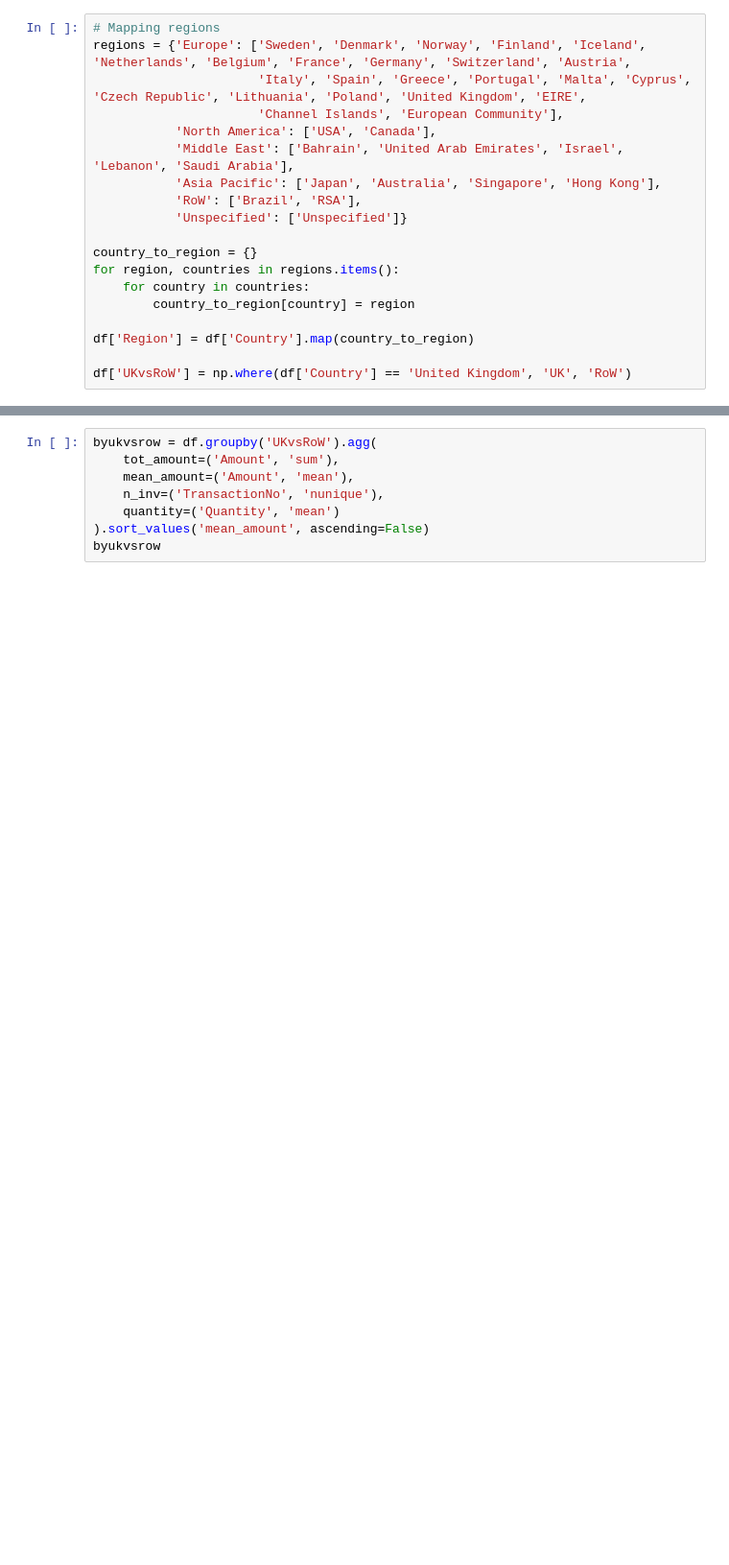
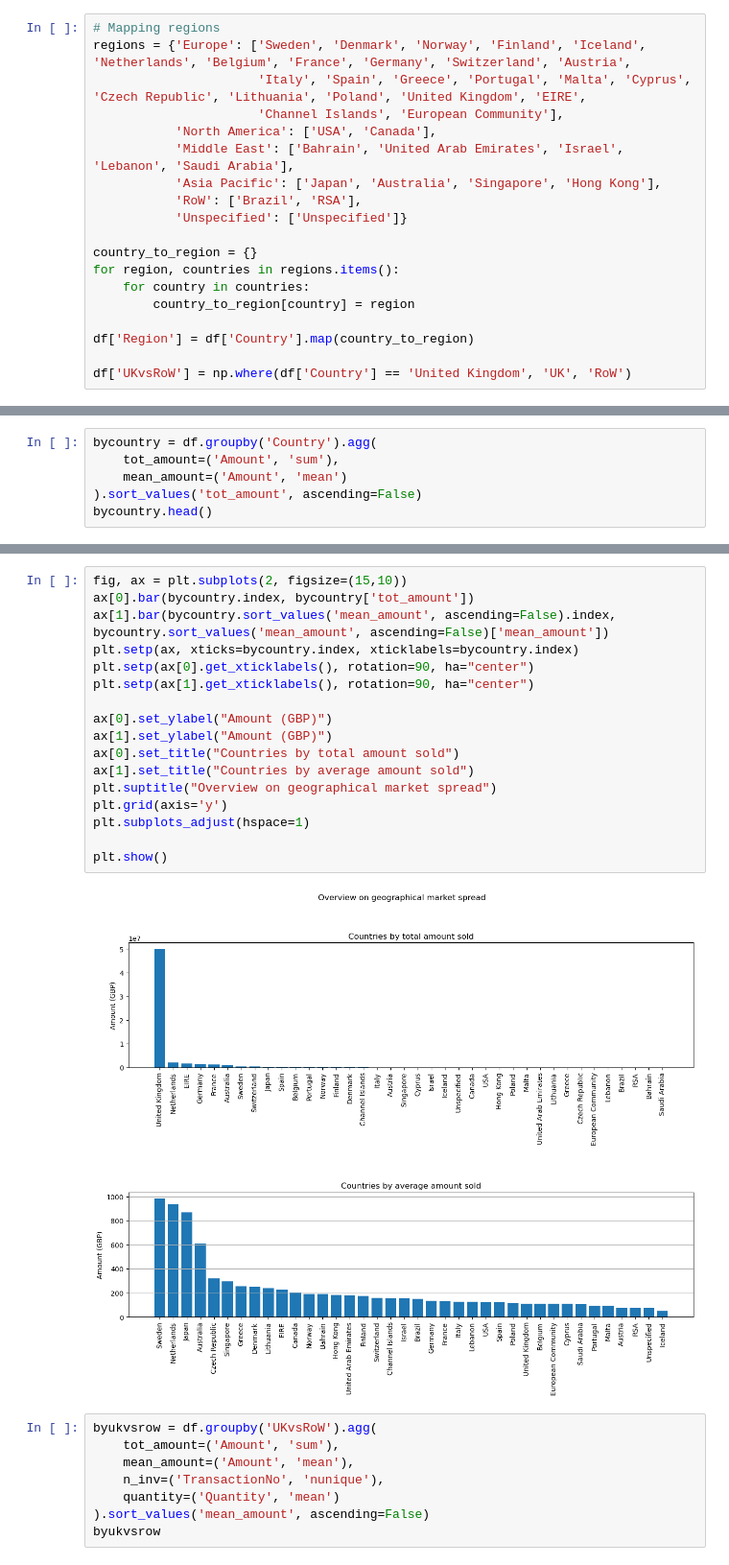
Before and after one commit to antobzzll/Analytics-Portfolio, a Jupyter notebook: Business Analytics/Market Basket Analysis/e-commerce-analytics.ipynb, the cells around one changed output, grey strips where cells are left out. Shown at 96% size. Drawn from its saved outputs; the diff is of its cells as text; blank space fills up the shorter version.

```diff
--- a/Business Analytics/Market Basket Analysis/e-commerce-analytics.ipynb
+++ b/Business Analytics/Market Basket Analysis/e-commerce-analytics.ipynb
@@ -375,0 +362,6 @@ plt.show()
+# %%
+bycountry = df.groupby('Country').agg(
+    tot_amount=('Amount', 'sum'),
+    mean_amount=('Amount', 'mean')
+).sort_values('tot_amount', ascending=False)
+bycountry.head()
@@ -376,3 +376,22 @@ plt.show()
+# %%
+fig, ax = plt.subplots(2, figsize=(15,10))
+ax[0].bar(bycountry.index, bycountry['tot_amount'])
+ax[1].bar(bycountry.sort_values('mean_amount', ascending=False).index, bycountry.sort_values('mean_amount', ascending=False)['mean_amount'])
+plt.setp(ax, xticks=bycountry.index, xticklabels=bycountry.index)
+plt.setp(ax[0].get_xticklabels(), rotation=90, ha="center")
+plt.setp(ax[1].get_xticklabels(), rotation=90, ha="center")
+
+ax[0].set_ylabel("Amount (GBP)")
+ax[1].set_ylabel("Amount (GBP)")
+ax[0].set_title("Countries by total amount sold")
+ax[1].set_title("Countries by average amount sold")
+plt.suptitle("Overview on geographical market spread")
+plt.grid(axis='y')
+plt.subplots_adjust(hspace=1)
+
+plt.show()
+# %% [output]
+[figure, added]
 # %%
 byukvsrow = df.groupby('UKvsRoW').agg(
     tot_amount=('Amount', 'sum'),
```
Also changed, not shown: parts of 2 cells of this notebook, 1 other file.
